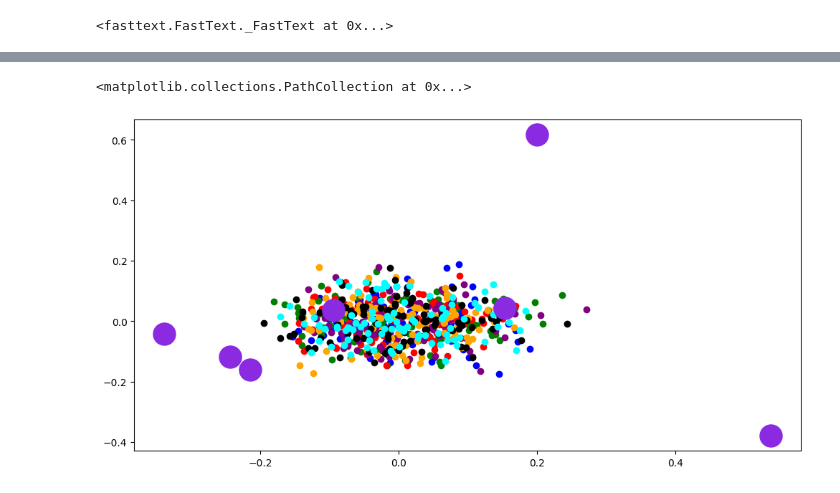
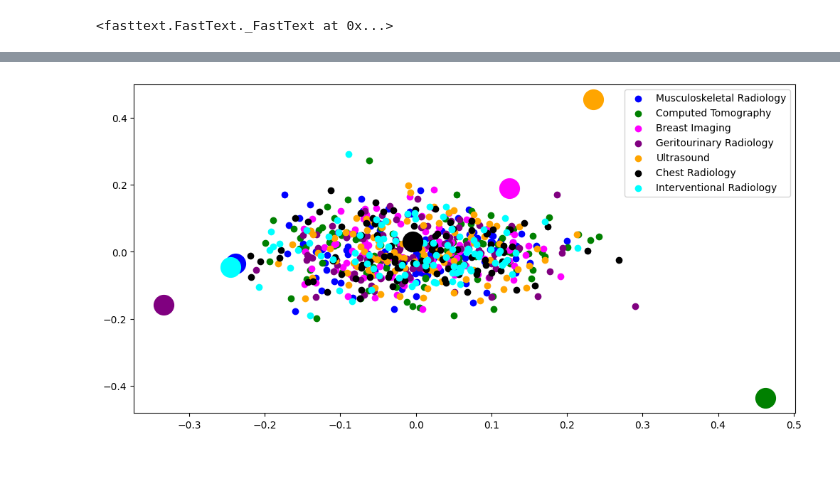
Before and after one commit to mmouru/nlp-text-categorization, a Jupyter notebook: step5-6-7.ipynb, the cells around one changed output, grey strips where cells are left out. Drawn from its saved outputs; the diff is of its cells as text; code cells hidden in the pictures; blank space fills up the shorter version.

```diff
--- a/step5-6-7.ipynb
+++ b/step5-6-7.ipynb
@@ -85,3 +147,8 @@ print(spatial_distance(two_dim[0], two_dim_vectors_mk[0]))
+# %%
+def draw_topics(array_of_points):
+    colors = ["blue", "green", "magenta", "purple", "orange", "black", "cyan"]
+    for i, topic in enumerate(array_of_points):
+        plt.scatter(topic[0], topic[1], c=colors[i], s=400)
 # %%
 # visualize abstract-topic
 plt.figure(figsize=(12, 6))
@@ -248,17 +315,17 @@ two_dim_ta_ir = pca.fit_transform(ta_vectors_ir)
 # %%
 # visualize abstract-titles-topic
 plt.figure(figsize=(12, 6))
-plt.scatter(two_dim_ta_mk[:, 0], two_dim_ta_mk[:, 1], c='blue')
-plt.scatter(two_dim_ta_ct[:, 0], two_dim_ta_ct[:, 1], c='green')
-plt.scatter(two_dim_ta_br[:, 0], two_dim_ta_br[:, 1], c='red')
-plt.scatter(two_dim_ta_gu[:, 0], two_dim_ta_gu[:, 1], c='purple')
-plt.scatter(two_dim_ta_us[:, 0], two_dim_ta_us[:, 1], c='orange')
-plt.scatter(two_dim_ta_ch[:, 0], two_dim_ta_ch[:, 1], c='black')
-plt.scatter(two_dim_ta_ir[:, 0], two_dim_ta_ir[:, 1], c='cyan')
-plt.scatter(two_dim[:, 0], two_dim[:, 1], c='blueviolet', s=500)
+plt.scatter(two_dim_ta_mk[:, 0], two_dim_ta_mk[:, 1], c='blue', label="Musculoskeletal Radiology")
+plt.scatter(two_dim_ta_ct[:, 0], two_dim_ta_ct[:, 1], c='green', label="Computed Tomography")
+plt.scatter(two_dim_ta_br[:, 0], two_dim_ta_br[:, 1], c='magenta', label="Breast Imaging")
+plt.scatter(two_dim_ta_gu[:, 0], two_dim_ta_gu[:, 1], c='purple', label="Geritourinary Radiology")
+plt.scatter(two_dim_ta_us[:, 0], two_dim_ta_us[:, 1], c='orange', label="Ultrasound")
+plt.scatter(two_dim_ta_ch[:, 0], two_dim_ta_ch[:, 1], c='black', label="Chest Radiology")
+plt.scatter(two_dim_ta_ir[:, 0], two_dim_ta_ir[:, 1], c='cyan', label="Interventional Radiology")
+plt.legend()
+draw_topics(two_dim)
 # %% [output]
-<matplotlib.collections.PathCollection at 0x...>
-[figure, old version]
+[figure, new version]
 # %%
 # predicted right classes for abstract-titles
 mk_ta_right_wrong = predict_correct_class(ta_vectors_mk, arr, 0)
```
Also changed, not shown: parts of 8 cells of this notebook.
